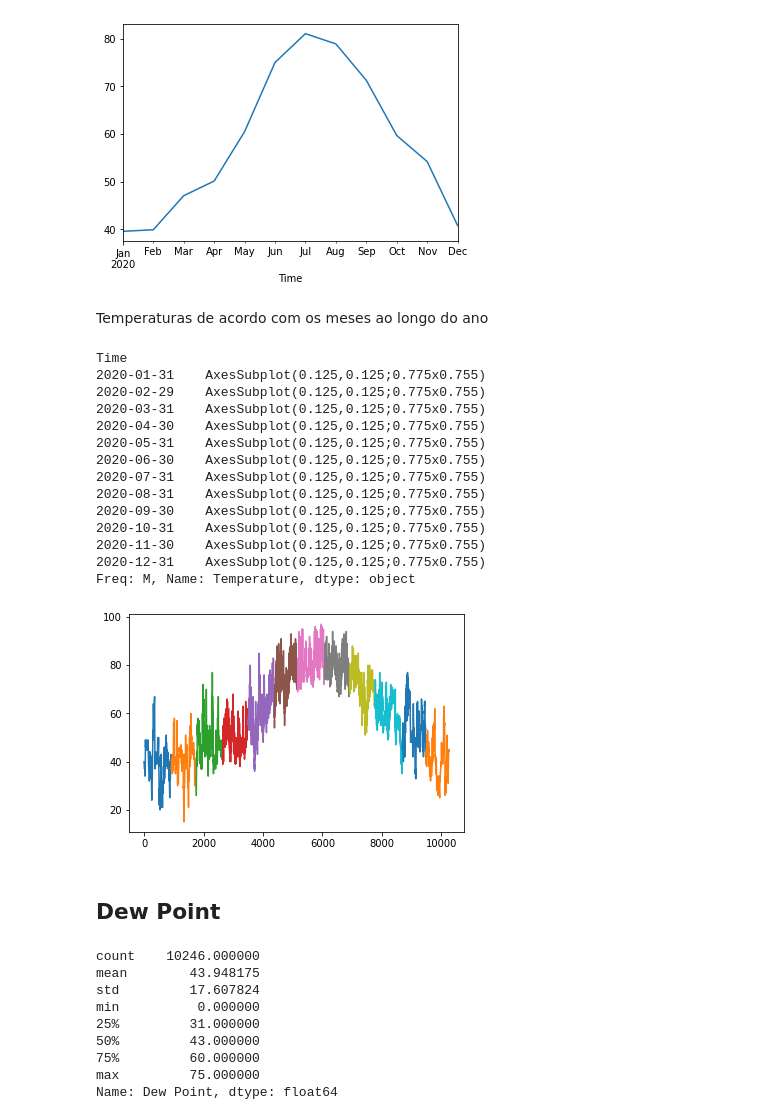
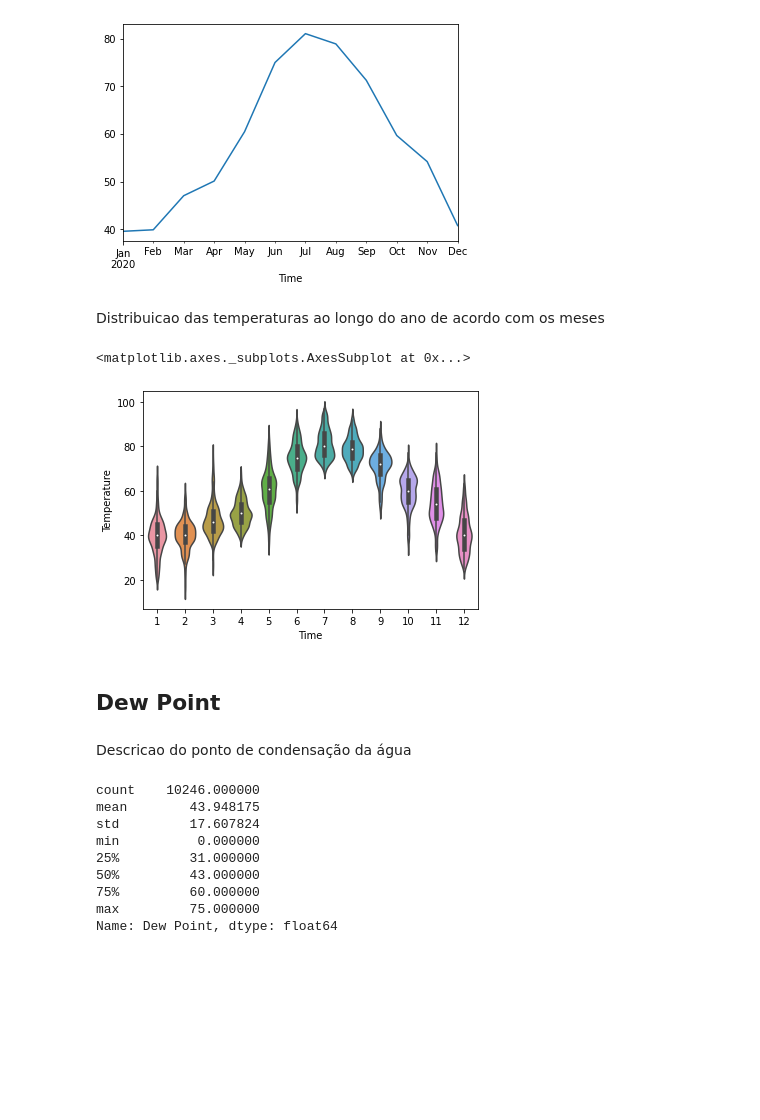
Before and after one commit to pedrohcaminha/projeto1DS, a Jupyter notebook: projeto_1.ipynb, the cells around one changed output. Saved outputs shown, nothing was run; the diff lists cells and outputs as text; code cells hidden in the pictures; blank space fills up the shorter version.

```diff
--- a/projeto_1.ipynb
+++ b/projeto_1.ipynb
@@ -291,27 +293,16 @@ data.resample('M', on='Time').mean()['Temperature'].plot()
 <matplotlib.axes._subplots.AxesSubplot at 0x...>
 [figure]
 # %% [markdown]
-Temperaturas de acordo com os meses ao longo do ano
+Distribuicao das temperaturas ao longo do ano de acordo com os meses
-# %%
-data.resample('M', on='Time')['Temperature'].plot()
-# %% [output]
-Time
-2020-01-31    AxesSubplot(0.125,0.125;0.775x0.755)
-2020-02-29    AxesSubplot(0.125,0.125;0.775x0.755)
-2020-03-31    AxesSubplot(0.125,0.125;0.775x0.755)
-2020-04-30    AxesSubplot(0.125,0.125;0.775x0.755)
-2020-05-31    AxesSubplot(0.125,0.125;0.775x0.755)
-2020-06-30    AxesSubplot(0.125,0.125;0.775x0.755)
-2020-07-31    AxesSubplot(0.125,0.125;0.775x0.755)
-2020-08-31    AxesSubplot(0.125,0.125;0.775x0.755)
-2020-09-30    AxesSubplot(0.125,0.125;0.775x0.755)
-2020-10-31    AxesSubplot(0.125,0.125;0.775x0.755)
-2020-11-30    AxesSubplot(0.125,0.125;0.775x0.755)
-2020-12-31    AxesSubplot(0.125,0.125;0.775x0.755)
-Freq: M, Name: Temperature, dtype: object
-[figure, removed]
+# %%
+sns.violinplot(x=data['Time'].dt.month, y=data['Temperature'] )
+# %% [output]
+<matplotlib.axes._subplots.AxesSubplot at 0x...>
+[figure, added]
 # %% [markdown]
 ## Dew Point
+# %% [markdown]
+Descricao do ponto de condensação da água
 # %%
 data['Dew Point'].describe()
 # %% [output]
```
Also changed, not shown: parts of 58 cells of this notebook.
